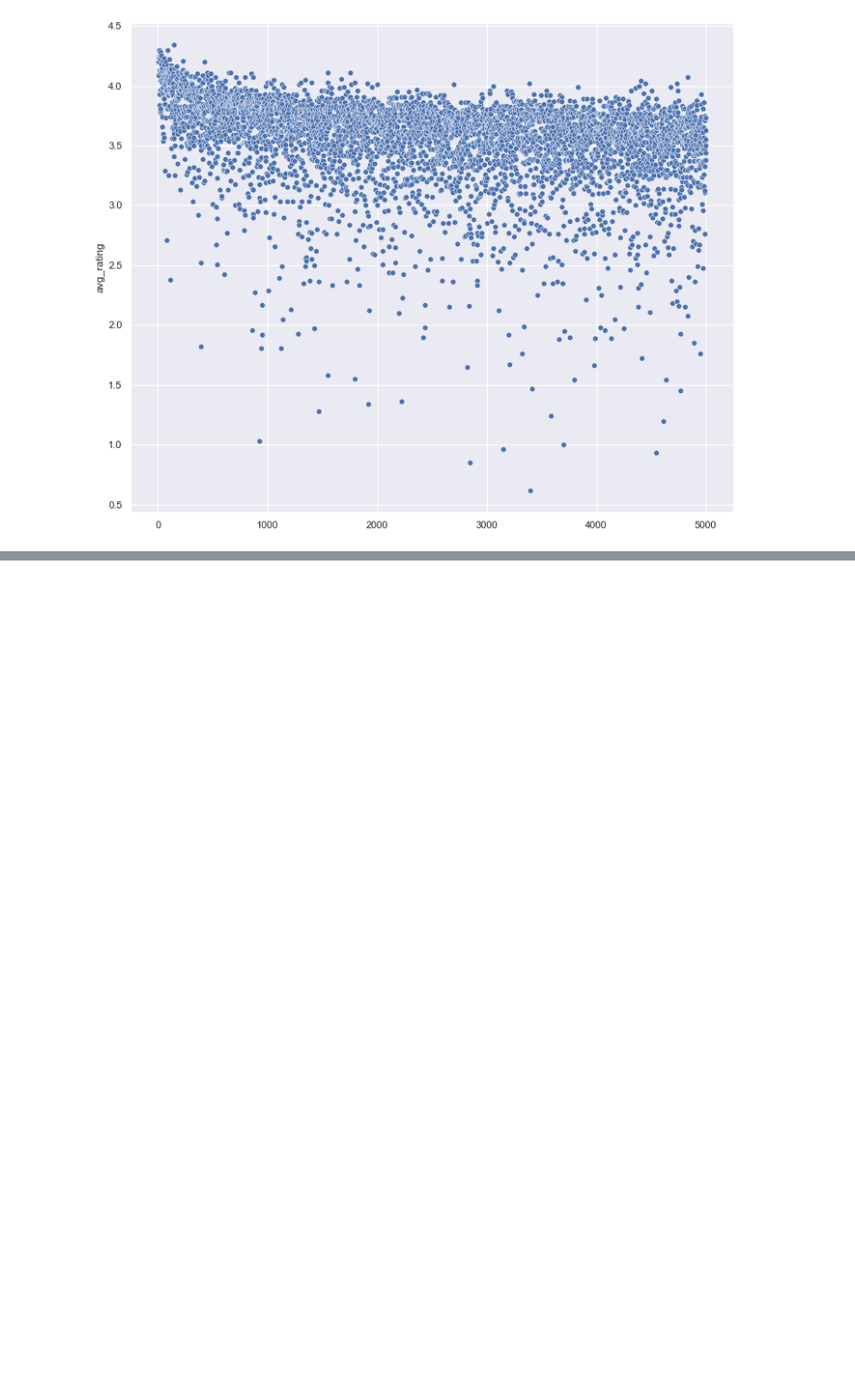
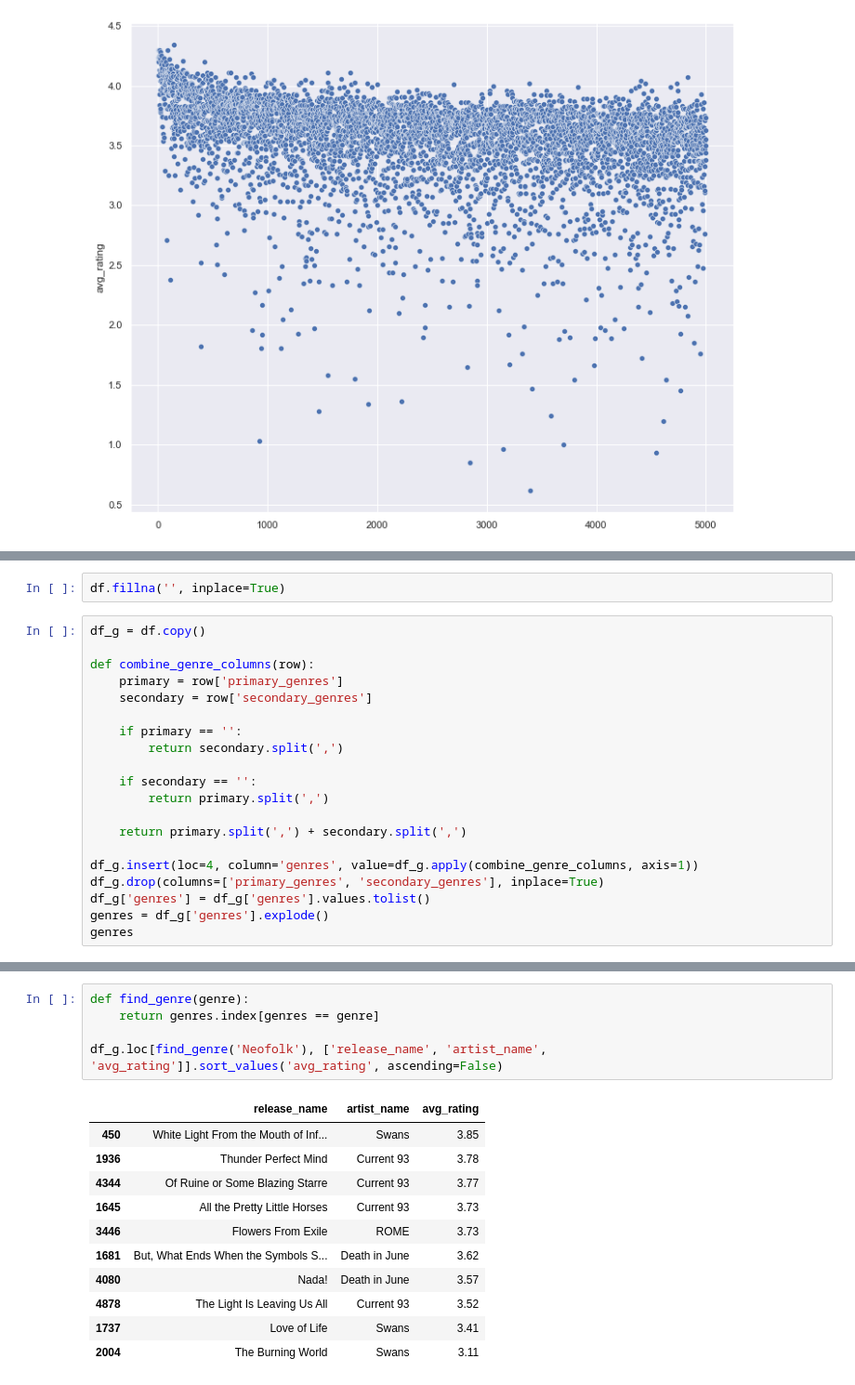
Before and after one commit to panierka/RymTop5000Albums, a Jupyter notebook: eda.ipynb, the cells around one changed output, grey strips where cells are left out. Shown at 93% size. Drawn from its saved outputs; the diff is of its cells as text; blank space fills up the shorter version.

Commit message:
feat: genres

```diff
--- a/eda.ipynb
+++ b/eda.ipynb
@@ -132,0 +154,22 @@ df_g = df.copy()
+# %%
+df.fillna('', inplace=True)
+# %%
+df_g = df.copy()
+
+def combine_genre_columns(row):
+    primary = row['primary_genres']
+    secondary = row['secondary_genres']
+
+    if primary == '':
+        return secondary.split(',')
+
+    if secondary == '':
+        return primary.split(',')
+
+    return primary.split(',') + secondary.split(',')
+
+df_g.insert(loc=4, column='genres', value=df_g.apply(combine_genre_columns, axis=1))
+df_g.drop(columns=['primary_genres', 'secondary_genres'], inplace=True)
+df_g['genres'] = df_g['genres'].values.tolist()
+genres = df_g['genres'].explode()
+genres
@@ -132,0 +189,17 @@ df_g = df.copy()
+# %%
+def find_genre(genre):
+    return genres.index[genres == genre]
+
+df_g.loc[find_genre('Neofolk'), ['release_name', 'artist_name', 'avg_rating']].sort_values('avg_rating', ascending=False)
+# %% [output]
+|  | release_name | artist_name | avg_rating |
+| 450 | White Light From the Mouth of Inf... | Swans | 3.85 |
+| 1936 | Thunder Perfect Mind | Current 93 | 3.78 |
+| 4344 | Of Ruine or Some Blazing Starre | Current 93 | 3.77 |
+| 1645 | All the Pretty Little Horses | Current 93 | 3.73 |
+| 3446 | Flowers From Exile | ROME | 3.73 |
+| 1681 | But, What Ends When the Symbols S... | Death in June | 3.62 |
+| 4080 | Nada! | Death in June | 3.57 |
+| 4878 | The Light Is Leaving Us All | Current 93 | 3.52 |
+| 1737 | Love of Life | Swans | 3.41 |
+| 2004 | The Burning World | Swans | 3.11 |
```
Also changed, not shown: parts of 10 cells of this notebook.
